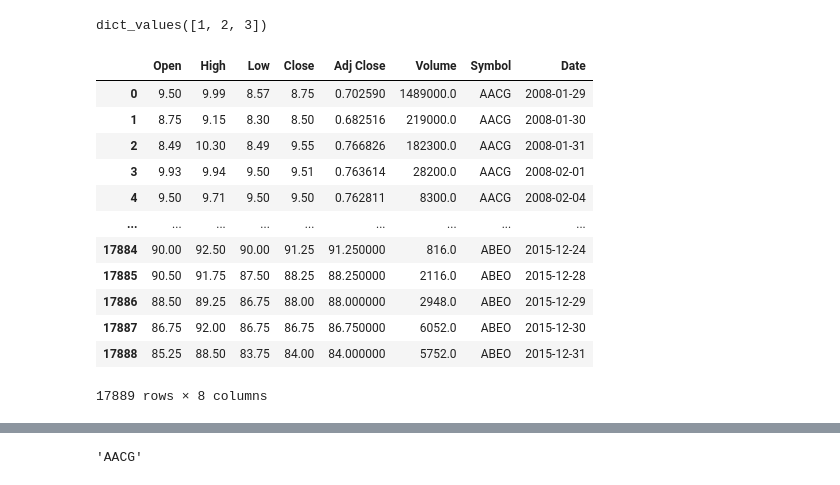
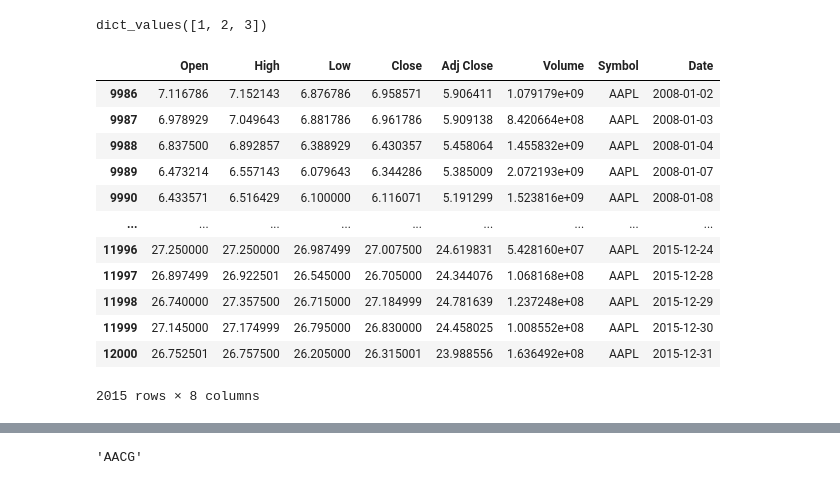
Before and after one commit to roest1/Alpha, a Jupyter notebook: Project/Dashboard/test.ipynb, the cells around one changed output, grey strips where cells are left out. Saved outputs shown, nothing was run; the diff lists cells and outputs as text; code cells hidden in the pictures.

```diff
--- a/Project/Dashboard/test.ipynb
+++ b/Project/Dashboard/test.ipynb
@@ -19,19 +19,20 @@ dict_values([1, 2, 3])
 # %%
 import pandas as pd
 df = pd.read_csv("/Users/rileyoest/VS_Code/AlphaScratch/Project/Dashboard/NASDAQ/stock_data.csv")
 df = df.drop(["Unnamed: 0"], axis=1)
+df = df[df['Symbol'] == 'AAPL']
 df
 # %% [output]
 |  | Open | High | Low | Close | Adj Close | Volume | Symbol | Date |
-| 0 | 9.50 | 9.99 | 8.57 | 8.75 | 0.702590 | 1489000.0 | AACG | 2008-01-29 |
-| 1 | 8.75 | 9.15 | 8.30 | 8.50 | 0.682516 | 219000.0 | AACG | 2008-01-30 |
-| 2 | 8.49 | 10.30 | 8.49 | 9.55 | 0.766826 | 182300.0 | AACG | 2008-01-31 |
-| 3 | 9.93 | 9.94 | 9.50 | 9.51 | 0.763614 | 28200.0 | AACG | 2008-02-01 |
-| 4 | 9.50 | 9.71 | 9.50 | 9.50 | 0.762811 | 8300.0 | AACG | 2008-02-04 |
+| 9986 | 7.116786 | 7.152143 | 6.876786 | 6.958571 | 5.906411 | 1.079179e+09 | AAPL | 2008-01-02 |
+| 9987 | 6.978929 | 7.049643 | 6.881786 | 6.961786 | 5.909138 | 8.420664e+08 | AAPL | 2008-01-03 |
+| 9988 | 6.837500 | 6.892857 | 6.388929 | 6.430357 | 5.458064 | 1.455832e+09 | AAPL | 2008-01-04 |
+| 9989 | 6.473214 | 6.557143 | 6.079643 | 6.344286 | 5.385009 | 2.072193e+09 | AAPL | 2008-01-07 |
+| 9990 | 6.433571 | 6.516429 | 6.100000 | 6.116071 | 5.191299 | 1.523816e+09 | AAPL | 2008-01-08 |
 | ... | ... | ... | ... | ... | ... | ... | ... | ... |
-| 17884 | 90.00 | 92.50 | 90.00 | 91.25 | 91.250000 | 816.0 | ABEO | 2015-12-24 |
-| 17885 | 90.50 | 91.75 | 87.50 | 88.25 | 88.250000 | 2116.0 | ABEO | 2015-12-28 |
-| 17886 | 88.50 | 89.25 | 86.75 | 88.00 | 88.000000 | 2948.0 | ABEO | 2015-12-29 |
-| 17887 | 86.75 | 92.00 | 86.75 | 86.75 | 86.750000 | 6052.0 | ABEO | 2015-12-30 |
-| 17888 | 85.25 | 88.50 | 83.75 | 84.00 | 84.000000 | 5752.0 | ABEO | 2015-12-31 |
+| 11996 | 27.250000 | 27.250000 | 26.987499 | 27.007500 | 24.619831 | 5.428160e+07 | AAPL | 2015-12-24 |
+| 11997 | 26.897499 | 26.922501 | 26.545000 | 26.705000 | 24.344076 | 1.068168e+08 | AAPL | 2015-12-28 |
+| 11998 | 26.740000 | 27.357500 | 26.715000 | 27.184999 | 24.781639 | 1.237248e+08 | AAPL | 2015-12-29 |
+| 11999 | 27.145000 | 27.174999 | 26.795000 | 26.830000 | 24.458025 | 1.008552e+08 | AAPL | 2015-12-30 |
+| 12000 | 26.752501 | 26.757500 | 26.205000 | 26.315001 | 23.988556 | 1.636492e+08 | AAPL | 2015-12-31 |
-17889 rows × 8 columns
+2015 rows × 8 columns
```
Also changed, not shown: parts of 1 cell of this notebook, 12 other files.
